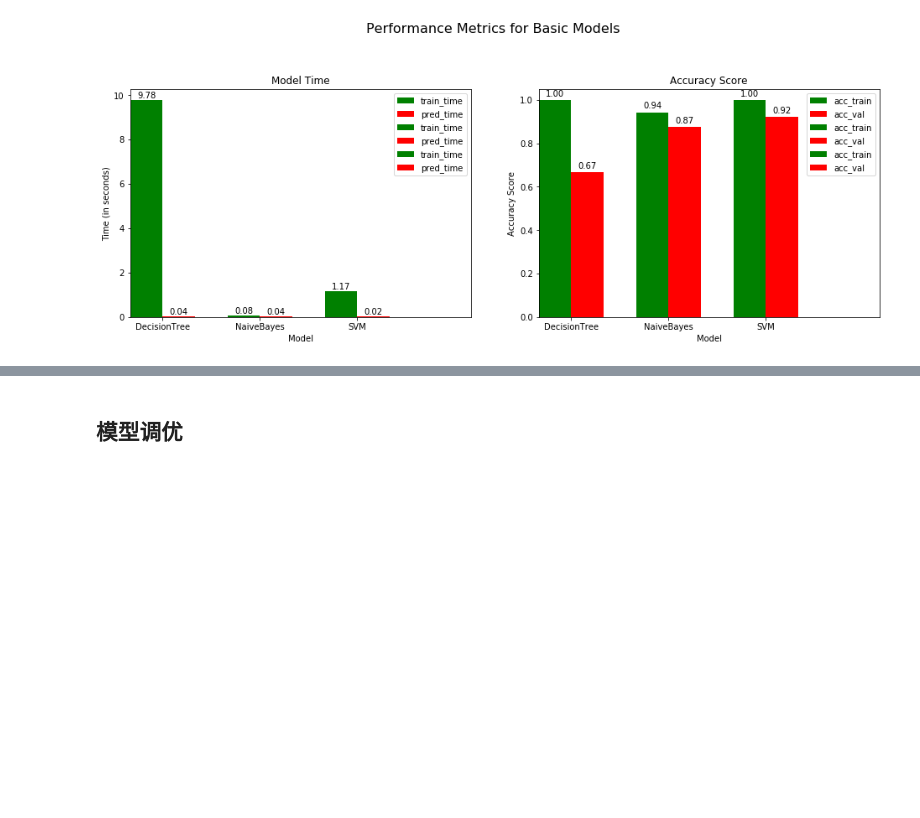
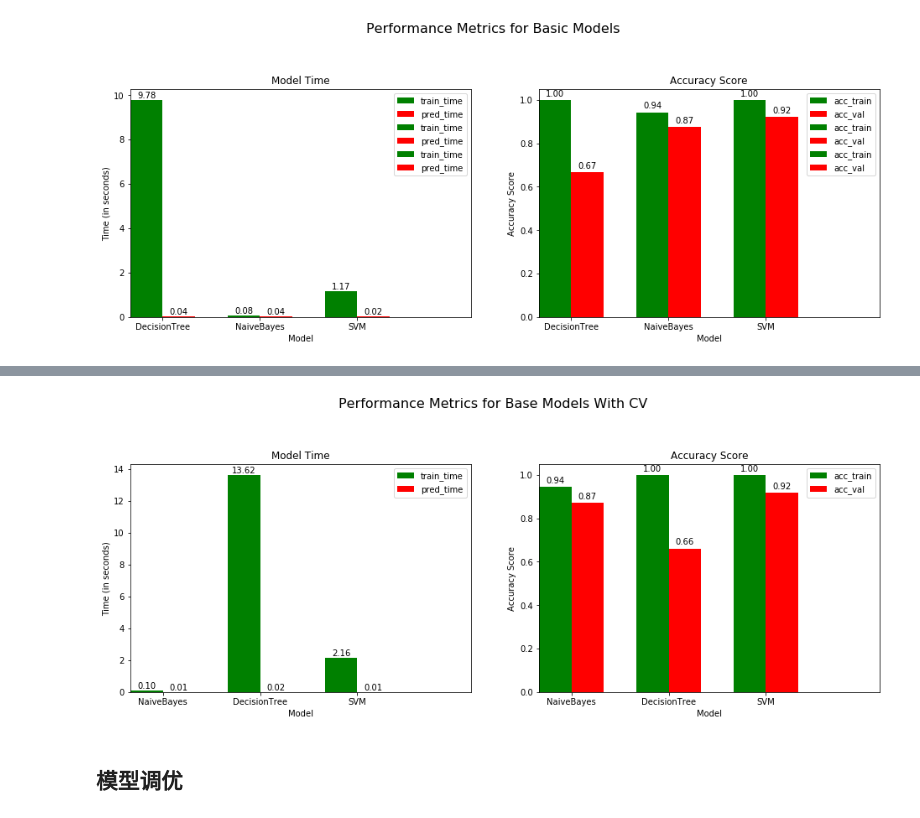
Before and after one commit to DanielHHP/mlnd_capstone, a Jupyter notebook: document_classification.ipynb, the cells around one changed output, grey strips where cells are left out. Drawn from its saved outputs; the diff is of its cells as text; code cells hidden in the pictures; blank space fills up the shorter version.

```diff
--- a/document_classification.ipynb
+++ b/document_classification.ipynb
@@ -416,0 +422,17 @@ model_metrics(base_results, 'Performance Metrics for Basic Models')
+# %%
+from sklearn.model_selection import cross_validate
+def train_predict_cv(learner, X_train, y_train, cv):
+    results = {}
+    scores = cross_validate(learner, X_train, y_train, cv=cv, return_train_score=True)
+    results['train_time'] = np.mean(scores['fit_time'])
+    results['pred_time'] = np.mean(scores['score_time'])
+
+    results['name'] = learner.__class__.__name__
+    results['acc_train'] = np.mean(scores['train_score'])
+    results['acc_val'] = np.mean(scores['test_score'])
+
+    return results
+# %%
+tree_cv = DecisionTreeClassifier(random_state=0)
+base_results_cv['DecisionTree'] = train_predict_cv(tree_cv, X_train_tfidf, y_train, 5)
+pprint(base_results_cv['DecisionTree'])
@@ -416,0 +446,4 @@ model_metrics(base_results, 'Performance Metrics for Basic Models')
+# %%
+mnb_cv = MultinomialNB()
+base_results_cv['NaiveBayes'] = train_predict_cv(mnb_cv, X_train_tfidf, y_train, 5)
+pprint(base_results_cv['NaiveBayes'])
@@ -416,0 +457,4 @@ model_metrics(base_results, 'Performance Metrics for Basic Models')
+# %%
+svm_cv = LinearSVC(random_state=0)
+base_results_cv['SVM'] = train_predict_cv(svm_cv, X_train_tfidf, y_train, 5)
+pprint(base_results_cv['SVM'])
@@ -417,3 +486,7 @@ model_metrics(base_results, 'Performance Metrics for Basic Models')
+# %%
+model_metrics(base_results_cv, 'Performance Metrics for Base Models With CV')
+# %% [output]
+[figure, added]
 # %% [markdown]
 ## 模型调优
 # %% [markdown]
```
Also changed, not shown: parts of 14 cells of this notebook, 3 other files.
